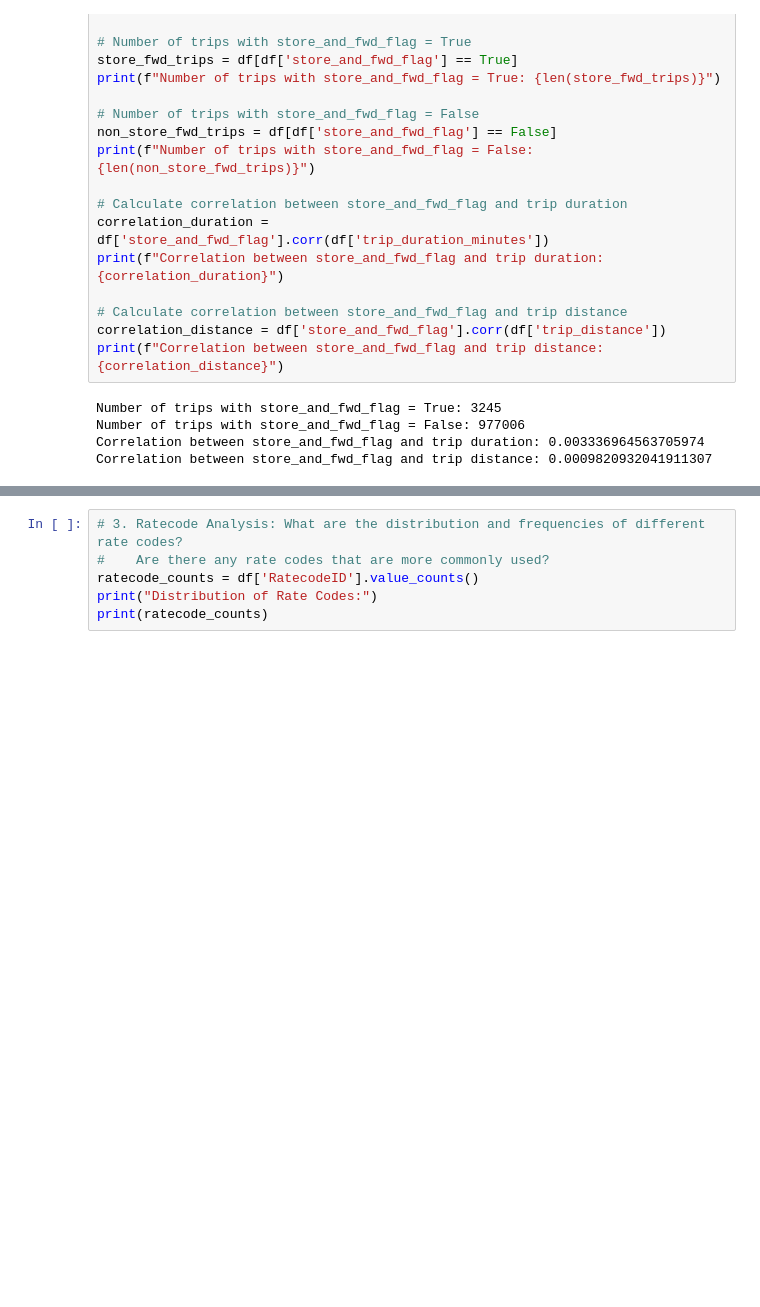
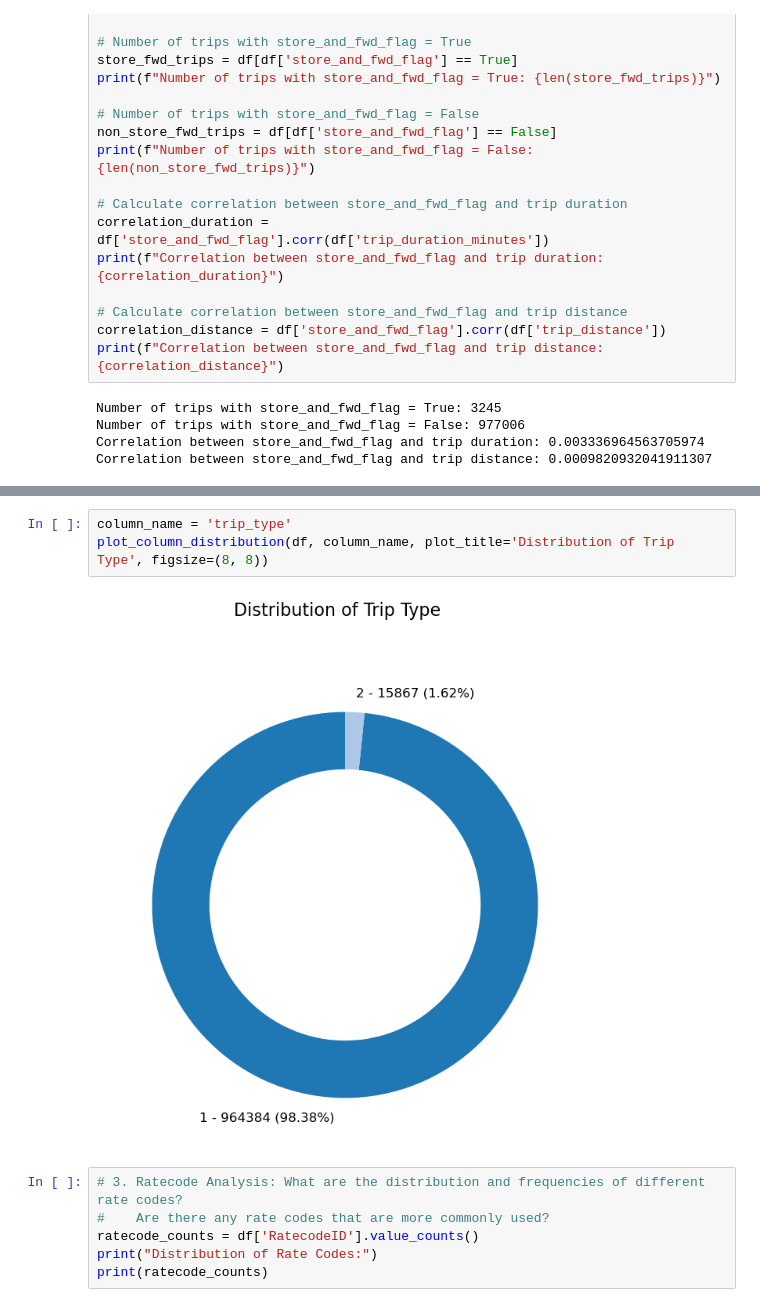
Before and after one commit to kelvinokumu/NYC_Taxi_Trips, a Jupyter notebook: notebooks/explanatory.ipynb, the cells around one changed output, grey strips where cells are left out. Cells and saved outputs as stored; diff of their text form; blank space fills up the shorter version.

```diff
--- a/notebooks/explanatory.ipynb
+++ b/notebooks/explanatory.ipynb
@@ -102,3 +161,8 @@ Correlation between store_and_fwd_flag and trip distance: 0.0009820932041911307
+# %%
+column_name = 'trip_type'
+plot_column_distribution(df, column_name, plot_title='Distribution of Trip Type', figsize=(8, 8))
+# %% [output]
+[figure, added]
 # %%
 # 3. Ratecode Analysis: What are the distribution and frequencies of different rate codes?
 #    Are there any rate codes that are more commonly used?
```
Also changed, not shown: parts of 7 cells of this notebook, 2 other files.
